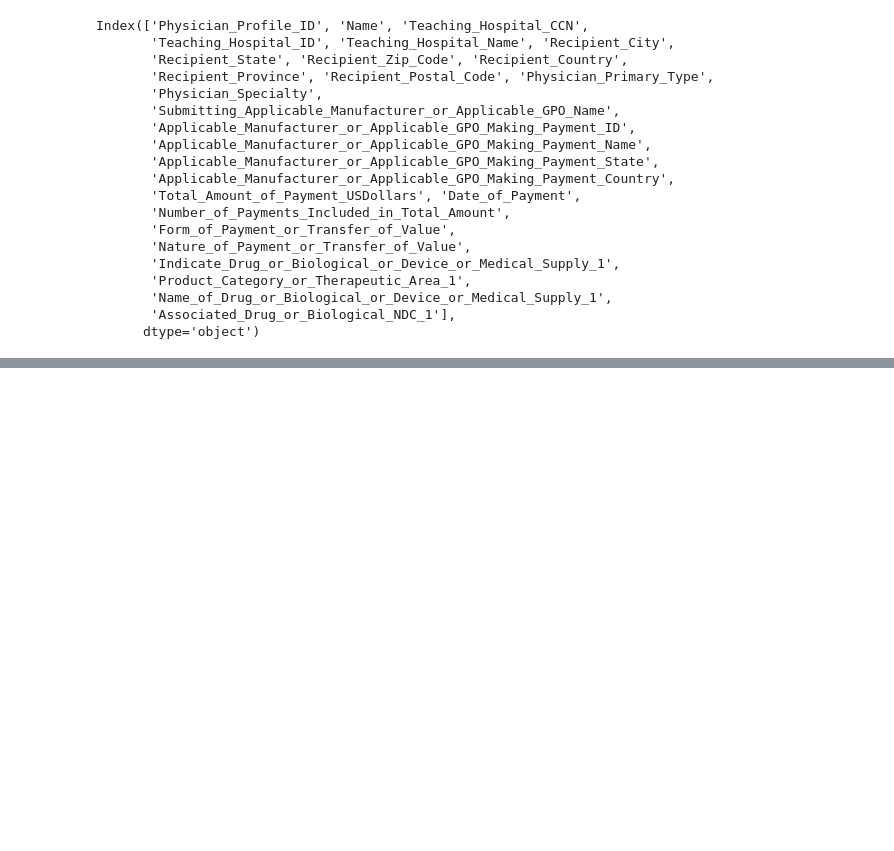
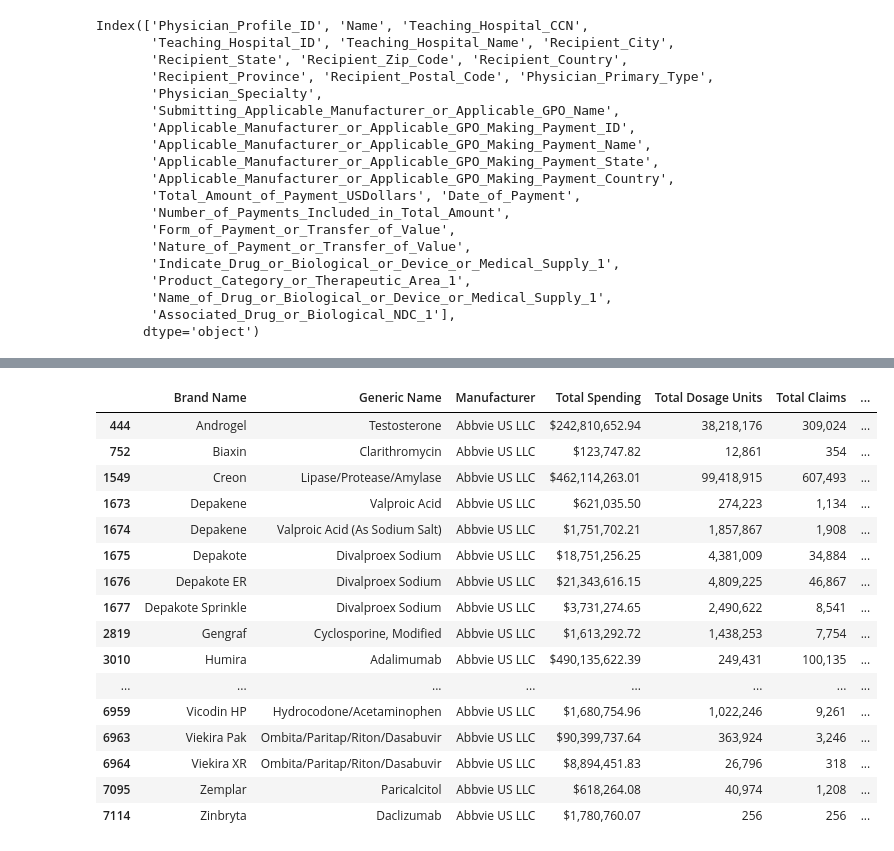
Before and after one commit to charlesjkwanin/dollars-for-doctors, a Jupyter notebook: Physician_Bias.ipynb, the cells around one changed output, grey strips where cells are left out. Saved outputs shown, nothing was run; the diff lists cells and outputs as text; code cells hidden in the pictures; blank space fills up the shorter version.

```diff
--- a/Physician_Bias.ipynb
+++ b/Physician_Bias.ipynb
@@ -348,0 +621,20 @@ Python network visualization modules: Netwulf, [Graph-Tool](https://graph-tool.s
+# %%
+brand_names_data[brand_names_data['Manufacturer'].str.lower().str.startswith('abbvie')]
+# %% [output]
+|  | Brand Name | Generic Name | Manufacturer | Total Spending | Total Dosage Units | Total Claims | ... |
+| 444 | Androgel | Testosterone | Abbvie US LLC | $242,810,652.94 | 38,218,176 | 309,024 | ... |
+| 752 | Biaxin | Clarithromycin | Abbvie US LLC | $123,747.82 | 12,861 | 354 | ... |
+| 1549 | Creon | Lipase/Protease/Amylase | Abbvie US LLC | $462,114,263.01 | 99,418,915 | 607,493 | ... |
+| 1673 | Depakene | Valproic Acid | Abbvie US LLC | $621,035.50 | 274,223 | 1,134 | ... |
+| 1674 | Depakene | Valproic Acid (As Sodium Salt) | Abbvie US LLC | $1,751,702.21 | 1,857,867 | 1,908 | ... |
+| 1675 | Depakote | Divalproex Sodium | Abbvie US LLC | $18,751,256.25 | 4,381,009 | 34,884 | ... |
+| 1676 | Depakote ER | Divalproex Sodium | Abbvie US LLC | $21,343,616.15 | 4,809,225 | 46,867 | ... |
+| 1677 | Depakote Sprinkle | Divalproex Sodium | Abbvie US LLC | $3,731,274.65 | 2,490,622 | 8,541 | ... |
+| 2819 | Gengraf | Cyclosporine, Modified | Abbvie US LLC | $1,613,292.72 | 1,438,253 | 7,754 | ... |
+| 3010 | Humira | Adalimumab | Abbvie US LLC | $490,135,622.39 | 249,431 | 100,135 | ... |
+| ... | ... | ... | ... | ... | ... | ... | ... |
+| 6959 | Vicodin HP | Hydrocodone/Acetaminophen | Abbvie US LLC | $1,680,754.96 | 1,022,246 | 9,261 | ... |
+| 6963 | Viekira Pak | Ombita/Paritap/Riton/Dasabuvir | Abbvie US LLC | $90,399,737.64 | 363,924 | 3,246 | ... |
+| 6964 | Viekira XR | Ombita/Paritap/Riton/Dasabuvir | Abbvie US LLC | $8,894,451.83 | 26,796 | 318 | ... |
+| 7095 | Zemplar | Paricalcitol | Abbvie US LLC | $618,264.08 | 40,974 | 1,208 | ... |
+| 7114 | Zinbryta | Daclizumab | Abbvie US LLC | $1,780,760.07 | 256 | 256 | ... |
```
Also changed, not shown: parts of 87 cells of this notebook, 1 other file.
